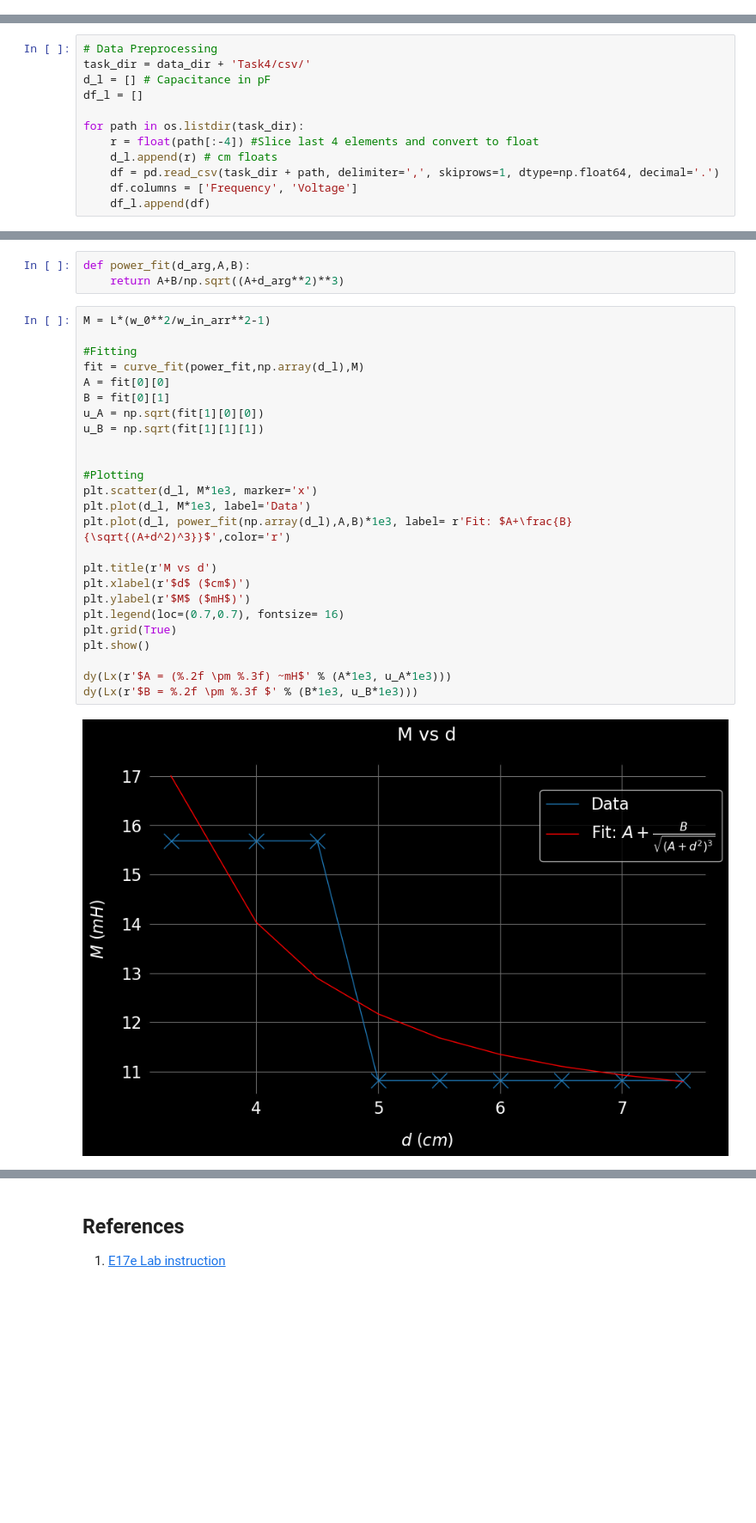
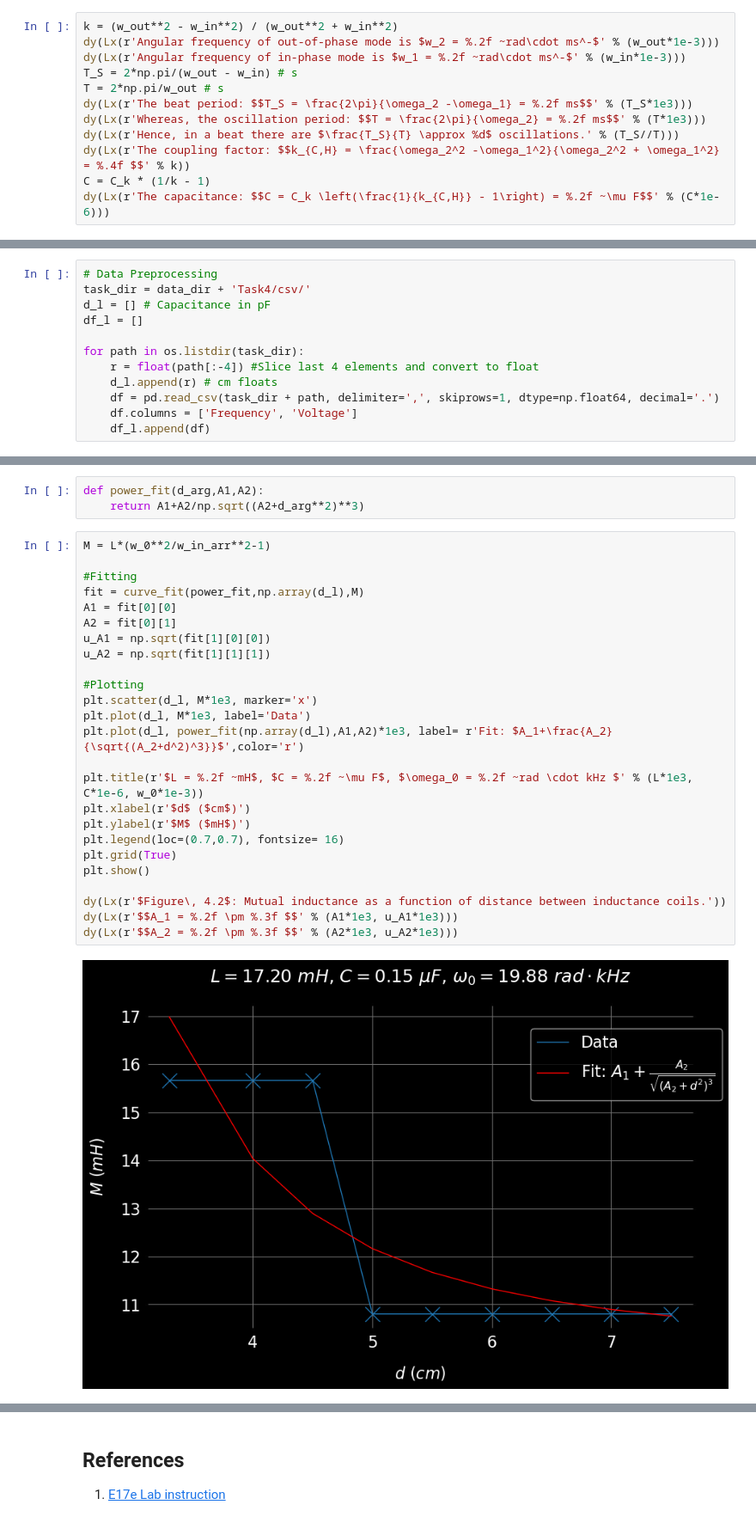
Before and after one commit to edhar98/Lab2, a Jupyter notebook: E17E/E17e Lab Report.ipynb, the cells around one changed output, grey strips where cells are left out. Shown at 86% size. Drawn from its saved outputs; the diff is of its cells as text; blank space fills up the shorter version.

```diff
--- a/E17E/E17e Lab Report.ipynb
+++ b/E17E/E17e Lab Report.ipynb
@@ -230,0 +392,12 @@ $C = (0.15 \pm 0.003) ~\mu F$
+# %%
+k = (w_out**2 - w_in**2) / (w_out**2 + w_in**2)
+dy(Lx(r'Angular frequency of out-of-phase mode is $w_2 = %.2f ~rad\cdot ms^-$' % (w_out*1e-3)))
+dy(Lx(r'Angular frequency of in-phase mode is $w_1 = %.2f ~rad\cdot ms^-$' % (w_in*1e-3)))
+T_S = 2*np.pi/(w_out - w_in) # s
+T = 2*np.pi/w_out # s
+dy(Lx(r'The beat period: $$T_S = \frac{2\pi}{\omega_2 -\omega_1} = %.2f ms$$' % (T_S*1e3)))
+dy(Lx(r'Whereas, the oscillation period: $$T = \frac{2\pi}{\omega_2} = %.2f ms$$' % (T*1e3)))
+dy(Lx(r'Hence, in a beat there are $\frac{T_S}{T} \approx %d$ oscillations.' % (T_S//T)))
+dy(Lx(r'The coupling factor: $$k_{C,H} = \frac{\omega_2^2 -\omega_1^2}{\omega_2^2 + \omega_1^2} = %.4f $$' % k))
+C = C_k * (1/k - 1)
+dy(Lx(r'The capacitance: $$C = C_k \left(\frac{1}{k_{C,H}} - 1\right) = %.2f ~\mu F$$' % (C*1e-6)))
@@ -337,30 +522,30 @@ f_0 = w_0/2/np.pi
 # %%
-def power_fit(d_arg,A,B):
-    return A+B/np.sqrt((A+d_arg**2)**3)
+def power_fit(d_arg,A1,A2):
+    return A1+A2/np.sqrt((A2+d_arg**2)**3)
 # %%
 M = L*(w_0**2/w_in_arr**2-1)
 
 #Fitting
 fit = curve_fit(power_fit,np.array(d_l),M)
-A = fit[0][0]
-B = fit[0][1]
-u_A = np.sqrt(fit[1][0][0])
-u_B = np.sqrt(fit[1][1][1])
-
+A1 = fit[0][0]
+A2 = fit[0][1]
+u_A1 = np.sqrt(fit[1][0][0])
+u_A2 = np.sqrt(fit[1][1][1])
 
 #Plotting
 plt.scatter(d_l, M*1e3, marker='x')
 plt.plot(d_l, M*1e3, label='Data')
-plt.plot(d_l, power_fit(np.array(d_l),A,B)*1e3, label= r'Fit: $A+\frac{B}{\sqrt{(A+d^2)^3}}$',color='r')
+plt.plot(d_l, power_fit(np.array(d_l),A1,A2)*1e3, label= r'Fit: $A_1+\frac{A_2}{\sqrt{(A_2+d^2)^3}}$',color='r')
 
-plt.title(r'M vs d')
+plt.title(r'$L = %.2f ~mH$, $C = %.2f ~\mu F$, $\omega_0 = %.2f ~rad \cdot kHz $' % (L*1e3, C*1e-6, w_0*1e-3))
 plt.xlabel(r'$d$ ($cm$)')
 plt.ylabel(r'$M$ ($mH$)')
 plt.legend(loc=(0.7,0.7), fontsize= 16)
 plt.grid(True)
 plt.show()
 
-dy(Lx(r'$A = (%.2f \pm %.3f) ~mH$' % (A*1e3, u_A*1e3)))
-dy(Lx(r'$B = %.2f \pm %.3f $' % (B*1e3, u_B*1e3)))
+dy(Lx(r'$Figure\, 4.2$: Mutual inductance as a function of distance between inductance coils.'))
+dy(Lx(r'$$A_1 = %.2f \pm %.3f $$' % (A1*1e3, u_A1*1e3)))
+dy(Lx(r'$$A_2 = %.2f \pm %.3f $$' % (A2*1e3, u_A2*1e3)))
 # %% [output]
-[figure, old version]
+[figure, new version]
```
Also changed, not shown: parts of 27 cells of this notebook.
